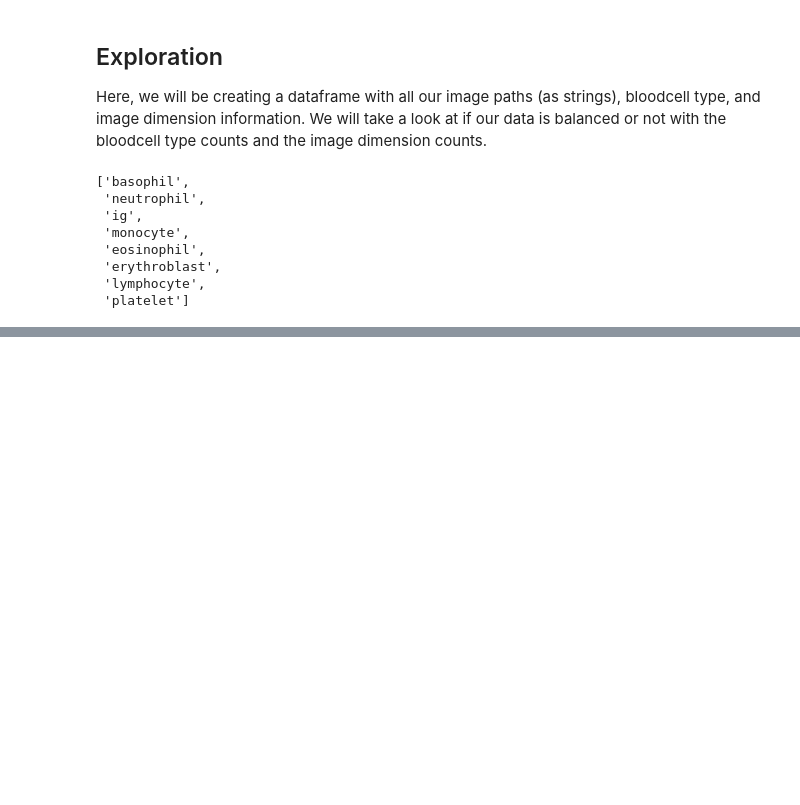
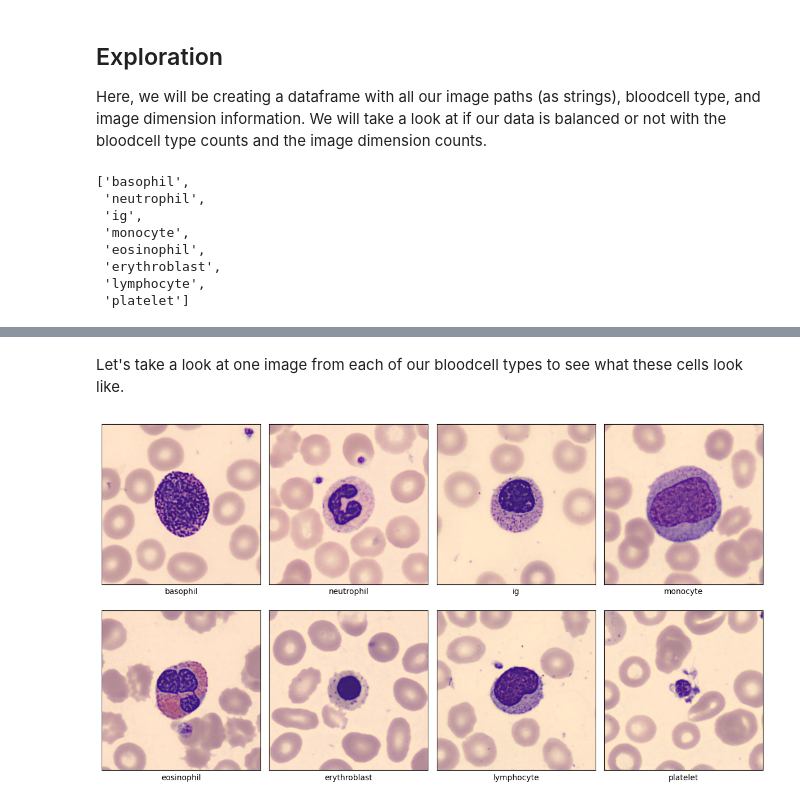
Before and after one commit to amayjain/Bloodcells, a Jupyter notebook: Baby.ipynb, the cells around one changed output, grey strips where cells are left out. Saved outputs shown, nothing was run; the diff lists cells and outputs as text; code cells hidden in the pictures; blank space fills up the shorter version.

```diff
--- a/Baby.ipynb
+++ b/Baby.ipynb
@@ -118,0 +122,31 @@ df
+# %% [markdown]
+Let's take a look at one image from each of our bloodcell types to see what these cells look like.
+# %%
+sample_pics = [df[df['type_category'] == x][['images', 'type_category']].sample(1).values.reshape(2) for x in bloodcells]
+
+fig, ax = plt.subplots(2, 4, figsize = (12, 12))
+
+for i in range(len(sample_pics)):
+
+    img = mpimg.imread('bloodcells_dataset/All_Images/' + sample_pics[i][0])
+
+    if i < 4:
+        ax[0, i].imshow(img)
+        ax[0, i].set_xlabel(sample_pics[i][1])
+        ax[0, i].set_xticklabels([])
+        ax[0, i].set_yticklabels([])
+        ax[0, i].set_xticks([])
+        ax[0, i].set_yticks([])
+    else:
+        ax[1, i - 4].imshow(img)
+        ax[1, i - 4].set_xlabel(sample_pics[i][1])
+        ax[1, i - 4].set_xticklabels([])
+        ax[1, i - 4].set_yticklabels([])
+        ax[1, i - 4].set_xticks([])
+        ax[1, i - 4].set_yticks([])
+
+
+plt.tight_layout()
+plt.subplots_adjust(top = 0.75, bottom = 0.1)
+# %% [output]
+[figure, added]
```
Also changed, not shown: parts of 24 cells of this notebook.
